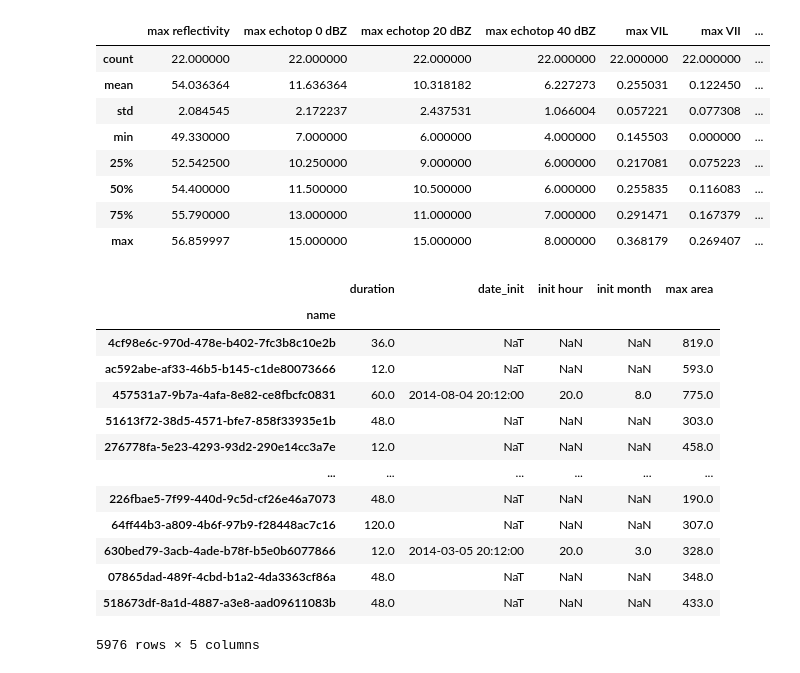
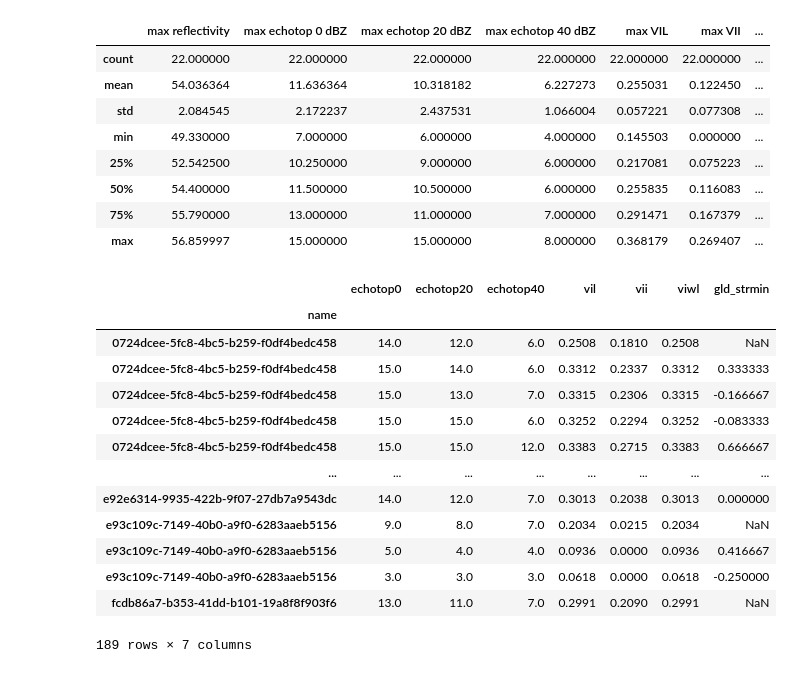
Before and after one commit to cclopes/tathu, a Jupyter notebook: sipam-tracking/clusters_analysis.ipynb, the cells around one changed output. Cells and saved outputs as stored; diff of their text form; code cells hidden in the pictures.

```diff
--- a/sipam-tracking/clusters_analysis.ipynb
+++ b/sipam-tracking/clusters_analysis.ipynb
@@ -92,20 +113,3 @@ systems.columns = [
     'init month',
     'max area',
 ]
-# %%
-systems
-# %% [output]
-|  | duration | date_init | init hour | init month | max area |
-| name |  |  |  |  |  |
-| 4cf98e6c-970d-478e-b402-7fc3b8c10e2b | 36.0 | NaT | NaN | NaN | 819.0 |
-| ac592abe-af33-46b5-b145-c1de80073666 | 12.0 | NaT | NaN | NaN | 593.0 |
-| 457531a7-9b7a-4afa-8e82-ce8fbcfc0831 | 60.0 | 2014-08-04 20:12:00 | 20.0 | 8.0 | 775.0 |
-| 51613f72-38d5-4571-bfe7-858f33935e1b | 48.0 | NaT | NaN | NaN | 303.0 |
-| 276778fa-5e23-4293-93d2-290e14cc3a7e | 12.0 | NaT | NaN | NaN | 458.0 |
-| ... | ... | ... | ... | ... | ... |
-| 226fbae5-7f99-440d-9c5d-cf26e46a7073 | 48.0 | NaT | NaN | NaN | 190.0 |
-| 64ff44b3-a809-4b6f-97b9-f28448ac7c16 | 120.0 | NaT | NaN | NaN | 307.0 |
-| 630bed79-3acb-4ade-b78f-b5e0b6077866 | 12.0 | 2014-03-05 20:12:00 | 20.0 | 3.0 | 328.0 |
-| 07865dad-489f-4cbd-b1a2-4da3363cf86a | 48.0 | NaT | NaN | NaN | 348.0 |
-| 518673df-8a1d-4887-a3e8-aad09611083b | 48.0 | NaT | NaN | NaN | 433.0 |
-5976 rows × 5 columns
@@ -112,3 +136,20 @@ systems
+# %%
+cluster5_25_all
+# %% [output]
+|  | echotop0 | echotop20 | echotop40 | vil | vii | viwl | gld_strmin |
+| name |  |  |  |  |  |  |  |
+| 0724dcee-5fc8-4bc5-b259-f0df4bedc458 | 14.0 | 12.0 | 6.0 | 0.2508 | 0.1810 | 0.2508 | NaN |
+| 0724dcee-5fc8-4bc5-b259-f0df4bedc458 | 15.0 | 14.0 | 6.0 | 0.3312 | 0.2337 | 0.3312 | 0.333333 |
+| 0724dcee-5fc8-4bc5-b259-f0df4bedc458 | 15.0 | 13.0 | 7.0 | 0.3315 | 0.2306 | 0.3315 | -0.166667 |
+| 0724dcee-5fc8-4bc5-b259-f0df4bedc458 | 15.0 | 15.0 | 6.0 | 0.3252 | 0.2294 | 0.3252 | -0.083333 |
+| 0724dcee-5fc8-4bc5-b259-f0df4bedc458 | 15.0 | 15.0 | 12.0 | 0.3383 | 0.2715 | 0.3383 | 0.666667 |
+| ... | ... | ... | ... | ... | ... | ... | ... |
+| e92e6314-9935-422b-9f07-27db7a9543dc | 14.0 | 12.0 | 7.0 | 0.3013 | 0.2038 | 0.3013 | 0.000000 |
+| e93c109c-7149-40b0-a9f0-6283aaeb5156 | 9.0 | 8.0 | 7.0 | 0.2034 | 0.0215 | 0.2034 | NaN |
+| e93c109c-7149-40b0-a9f0-6283aaeb5156 | 5.0 | 4.0 | 4.0 | 0.0936 | 0.0000 | 0.0936 | 0.416667 |
+| e93c109c-7149-40b0-a9f0-6283aaeb5156 | 3.0 | 3.0 | 3.0 | 0.0618 | 0.0000 | 0.0618 | -0.250000 |
+| fcdb86a7-b353-41dd-b101-19a8f8f903f6 | 13.0 | 11.0 | 7.0 | 0.2991 | 0.2090 | 0.2991 | NaN |
+189 rows × 7 columns
 # %%
 cluster1_25 = cluster1_25.join(systems.loc[cluster1_25.index.values], how="left")
 cluster1_25 = cluster1_25[
```
Also changed, not shown: parts of 9 cells of this notebook, 1 other file.
